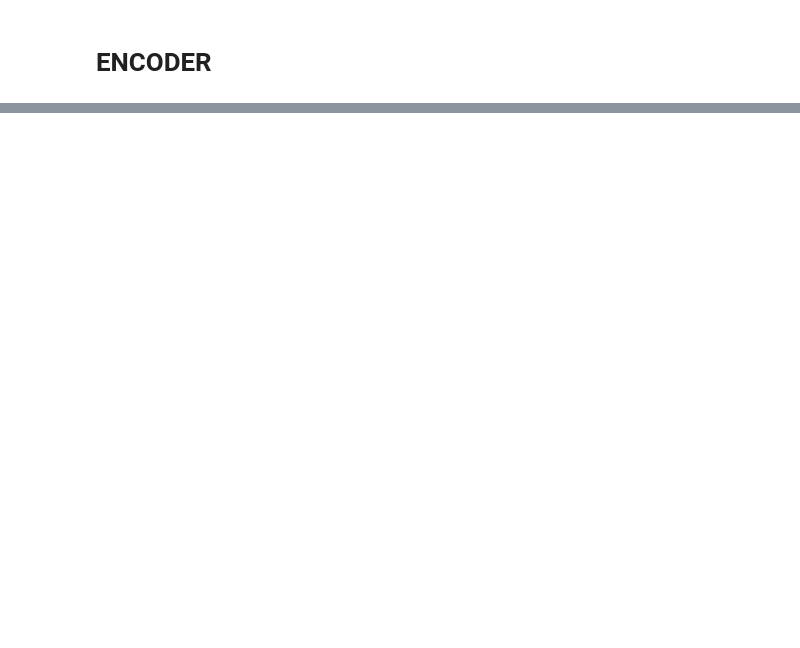
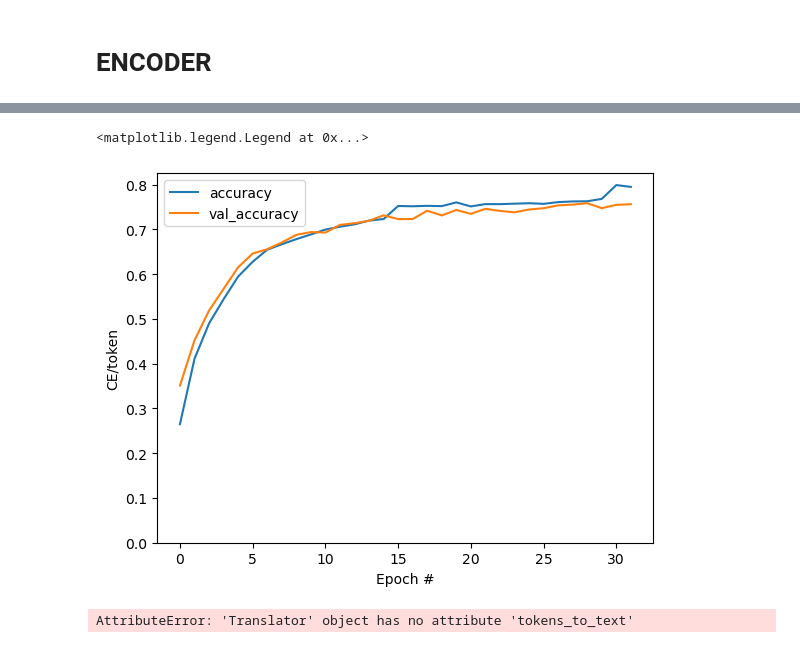
Before and after one commit to vincent05r/NMT-seq2seq-attention, a Jupyter notebook: nmt.ipynb, the cells around one changed output, grey strips where cells are left out. Drawn from its saved outputs; the diff is of its cells as text; code cells hidden in the pictures; blank space fills up the shorter version.

```diff
--- a/nmt.ipynb
+++ b/nmt.ipynb
@@ -288,0 +624,15 @@ class Encoder(tf.keras.layers.Layer):
+# %%
+plt.plot(history.history['masked_acc'], label='accuracy')
+plt.plot(history.history['val_masked_acc'], label='val_accuracy')
+plt.ylim([0, max(plt.ylim())])
+plt.xlabel('Epoch #')
+plt.ylabel('CE/token')
+plt.legend()
+# %% [output]
+<matplotlib.legend.Legend at 0x...>
+[figure, added]
+# %%
+result = model.tokens_to_text(['¿Todavía está en casa?']) # Are you still home
+result[0].numpy().decode()
+# %% [output]
+AttributeError: 'Translator' object has no attribute 'tokens_to_text'
```
Also changed, not shown: parts of 31 cells of this notebook.
